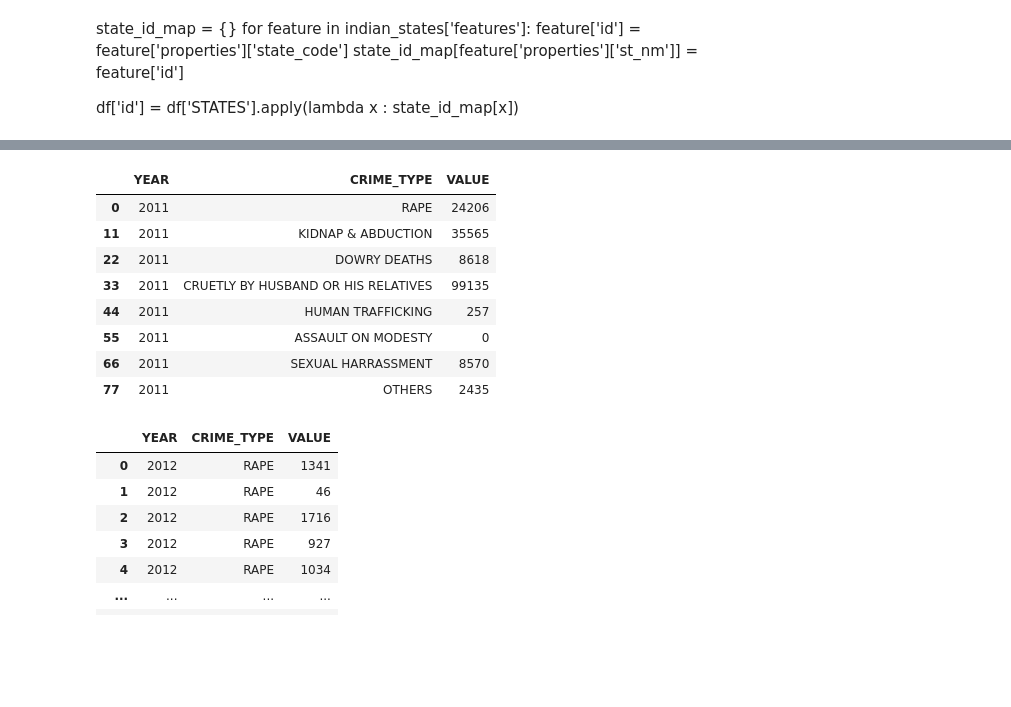
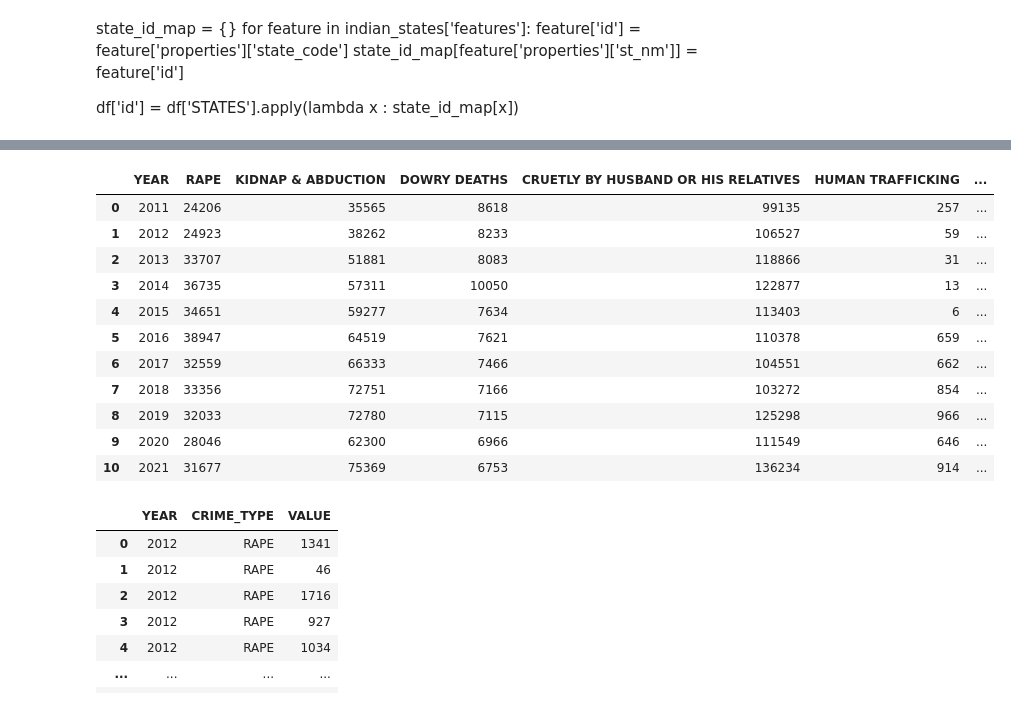
Before and after one commit to sweetcurryice/Crimes_Against_Women_Data_Science_Dashboard, a Jupyter notebook: eda.ipynb, the cells around one changed output, grey strips where cells are left out. Drawn from its saved outputs; the diff is of its cells as text; code cells hidden in the pictures; blank space fills up the shorter version.

```diff
--- a/eda.ipynb
+++ b/eda.ipynb
@@ -127,20 +109,24 @@ df_melted.loc[max_crm].reset_index(drop=True)
 # %%
 consolidated_states = df.groupby('YEAR')[["RAPE","KIDNAP & ABDUCTION","DOWRY DEATHS","CRUETLY BY HUSBAND OR HIS RELATIVES","HUMAN TRAFFICKING","ASSAULT ON MODESTY","SEXUAL HARRASSMENT","OTHERS"]].sum().reset_index()
 
 melted = pd.melt(consolidated_states, id_vars=['YEAR'], value_vars=["RAPE","KIDNAP & ABDUCTION","DOWRY DEATHS","CRUETLY BY HUSBAND OR HIS RELATIVES","HUMAN TRAFFICKING","ASSAULT ON MODESTY","SEXUAL HARRASSMENT","OTHERS"], var_name='CRIME_TYPE', value_name='VALUE')
 
 new_df = melted.groupby("CRIME_TYPE")["VALUE"].sum().reset_index()
 #melted[melted["YEAR"] == 2012]
+consolidated_states
 # %% [output]
-|  | YEAR | CRIME_TYPE | VALUE |
-| 0 | 2011 | RAPE | 24206 |
-| 11 | 2011 | KIDNAP & ABDUCTION | 35565 |
-| 22 | 2011 | DOWRY DEATHS | 8618 |
-| 33 | 2011 | CRUETLY BY HUSBAND OR HIS RELATIVES | 99135 |
-| 44 | 2011 | HUMAN TRAFFICKING | 257 |
-| 55 | 2011 | ASSAULT ON MODESTY | 0 |
-| 66 | 2011 | SEXUAL HARRASSMENT | 8570 |
-| 77 | 2011 | OTHERS | 2435 |
+|  | YEAR | RAPE | KIDNAP & ABDUCTION | DOWRY DEATHS | CRUETLY BY HUSBAND OR HIS RELATIVES | HUMAN TRAFFICKING | ... |
+| 0 | 2011 | 24206 | 35565 | 8618 | 99135 | 257 | ... |
+| 1 | 2012 | 24923 | 38262 | 8233 | 106527 | 59 | ... |
+| 2 | 2013 | 33707 | 51881 | 8083 | 118866 | 31 | ... |
+| 3 | 2014 | 36735 | 57311 | 10050 | 122877 | 13 | ... |
+| 4 | 2015 | 34651 | 59277 | 7634 | 113403 | 6 | ... |
+| 5 | 2016 | 38947 | 64519 | 7621 | 110378 | 659 | ... |
+| 6 | 2017 | 32559 | 66333 | 7466 | 104551 | 662 | ... |
+| 7 | 2018 | 33356 | 72751 | 7166 | 103272 | 854 | ... |
+| 8 | 2019 | 32033 | 72780 | 7115 | 125298 | 966 | ... |
+| 9 | 2020 | 28046 | 62300 | 6966 | 111549 | 646 | ... |
+| 10 | 2021 | 31677 | 75369 | 6753 | 136234 | 914 | ... |
 # %%
 filter_df = df[df["YEAR"] == 2012] #filtered_data = filter_df
 
```
Also changed, not shown: parts of 5 cells of this notebook, 1 other file.
